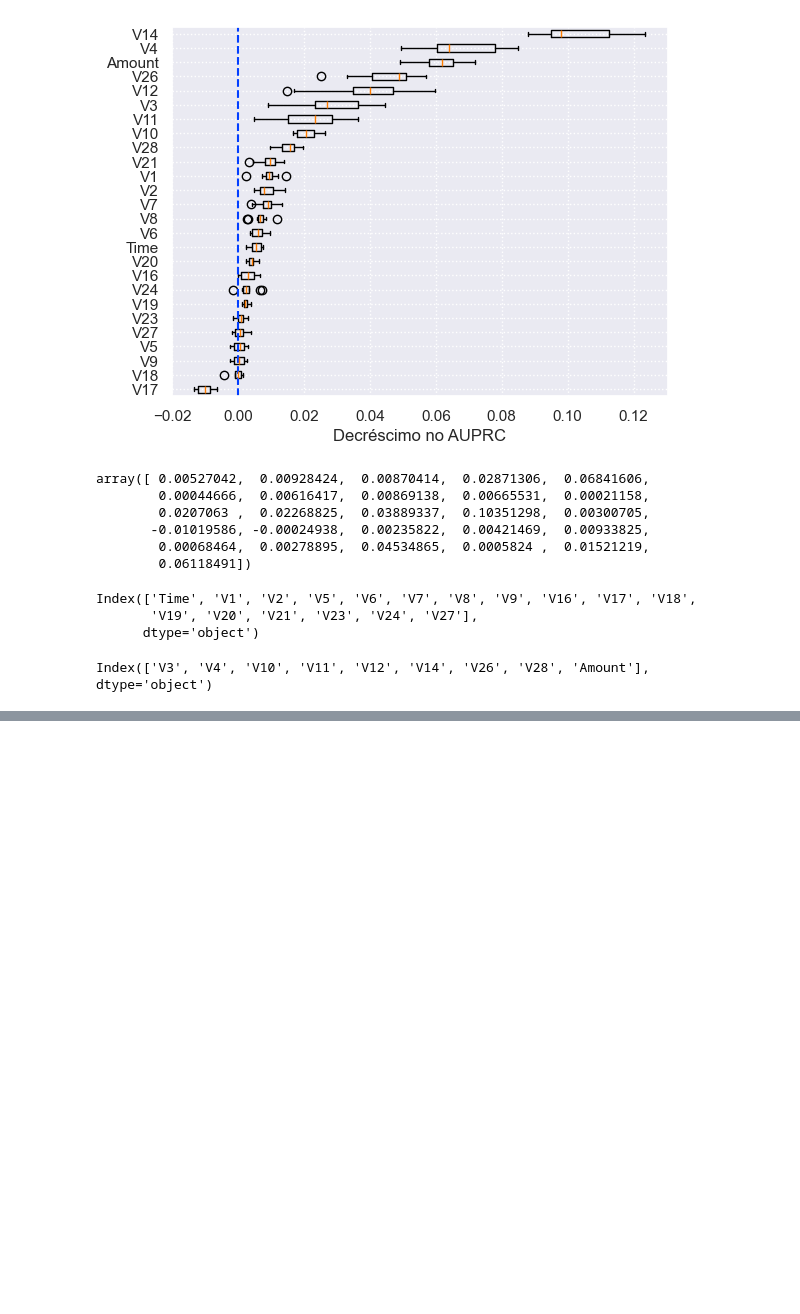
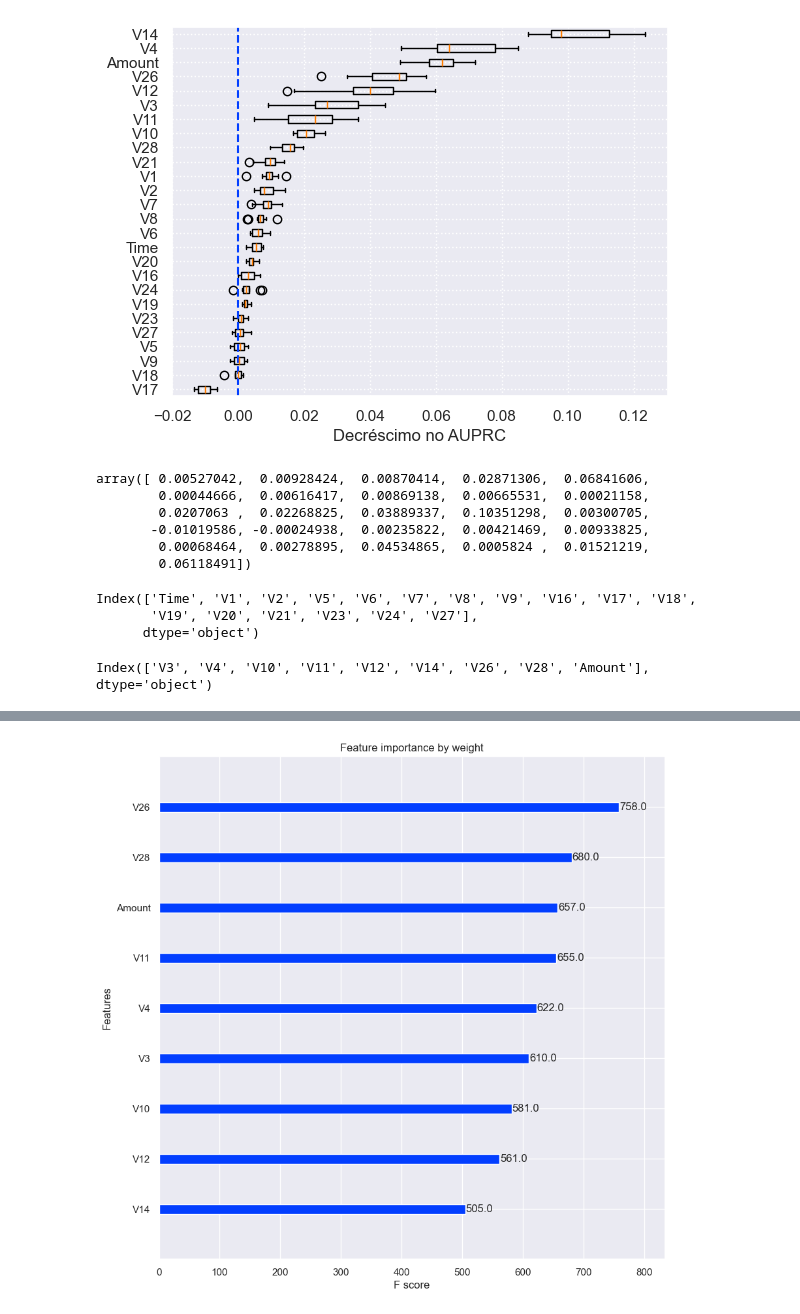
Before and after one commit to Antonio-Manoel/identification-fraud, a Jupyter notebook: notebooks/MachineLearning.ipynb, the cells around one changed output, grey strips where cells are left out. Drawn from its saved outputs; the diff is of its cells as text; code cells hidden in the pictures; blank space fills up the shorter version.

```diff
--- a/notebooks/MachineLearning.ipynb
+++ b/notebooks/MachineLearning.ipynb
@@ -282,0 +277,3 @@ clf = XGBClassifier(random_state=RANDOM_STATE, n_jobs=-1, scale_pos_weight=scale
+# %%
+grid_search = grid_search_cv_classificador(clf, param_grid, kf, None, refit_metric="average_precision")
+grid_search
@@ -282,0 +298,2 @@ clf = XGBClassifier(random_state=RANDOM_STATE, n_jobs=-1, scale_pos_weight=scale
+# %%
+grid_search.fit(X, y)
@@ -282,0 +364,8 @@ clf = XGBClassifier(random_state=RANDOM_STATE, n_jobs=-1, scale_pos_weight=scale
+# %%
+fig, ax = plt.subplots(figsize=(10, 10))
+
+plot_importance(grid_search.best_estimator_["clf"], ax=ax, importance_type="weight", title="Feature importance by weight")
+
+plt.show()
+# %% [output]
+[figure, added]
```
Also changed, not shown: parts of 14 cells of this notebook.
